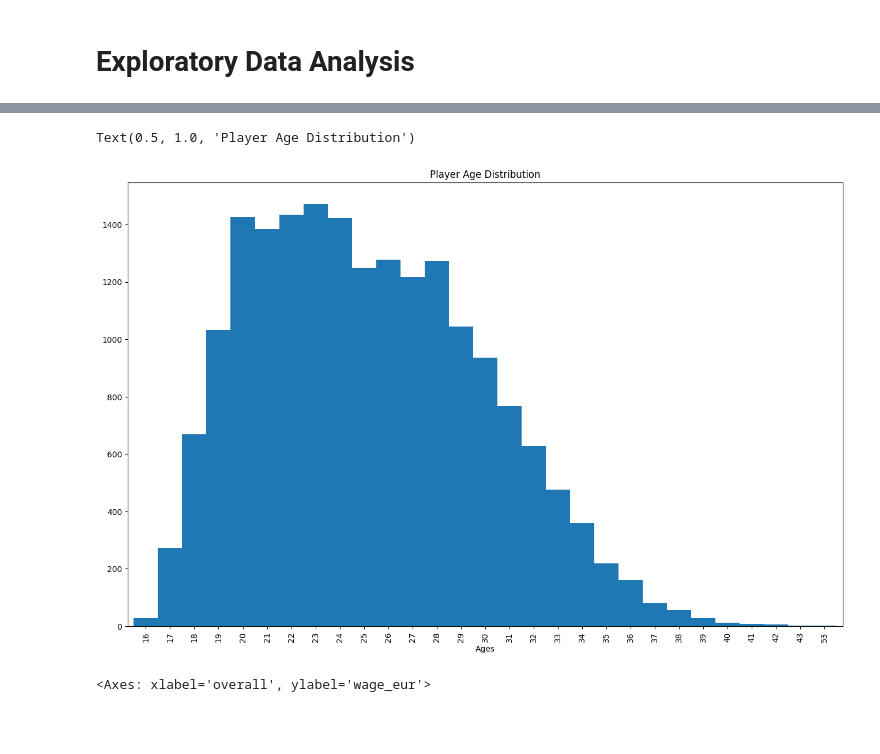
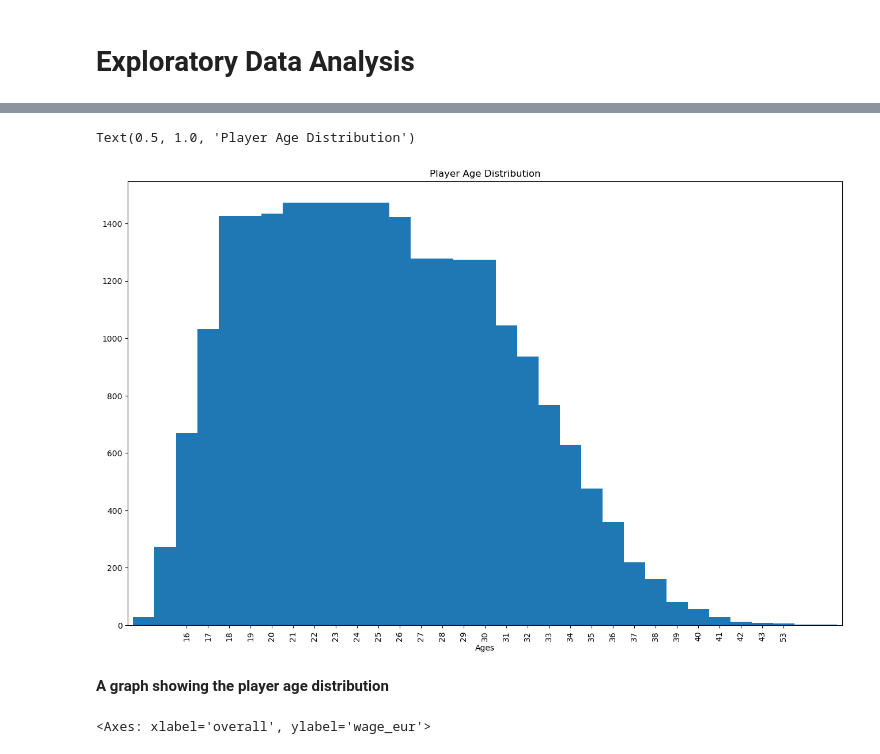
Before and after one commit to quagrain/26_SportsPrediction, a Jupyter notebook: 26_SportsPrediction.ipynb, the cells around one changed output, grey strips where cells are left out. Drawn from its saved outputs; the diff is of its cells as text; code cells hidden in the pictures; blank space fills up the shorter version.

```diff
--- a/26_SportsPrediction.ipynb
+++ b/26_SportsPrediction.ipynb
@@ -22,10 +17,10 @@ Drive already mounted at /content/drive; to attempt to forcibly remount, call dr
 # %%
-path_21 = '/content/drive/My Drive/Colab Notebooks/datasets/players_21.csv'
-path_22 = '/content/drive/My Drive/Colab Notebooks/datasets/players_22.csv'
+path_21 = 'players_21.csv'
+path_22 = 'players_22.csv'
 
 with open(path_21) as dataset_21, open(path_22) as dataset_22:
     fifa_21 = pd.read_csv(path_21)
-    fifa_22 = pd.read_csv(path_22)
+    fifa_22 = pd.read_csv(path_22, low_memory=False)
 
 print("\nFIFA 21 Dataset Shape: " + str(fifa_21.shape))
 print("FIFA 22 Dataset Shape: " + str(fifa_22.shape) + "\n")
@@ -66,13 +87,15 @@ import matplotlib.pyplot as plt
 # %%
 age = fifa_21['age']
 bins=np.arange(0, 60, 1)
-pd.cut(age, bins=bins, labels=bins[1:]).astype(int).value_counts().sort_index().plot.bar(width=1, figsize=(16,10))
+pd.cut(age, bins=bins, labels=bins[1:]).astype(int).value_counts().sort_index().plot.bar(width=5, figsize=(16,10))
 plt.xlabel('Ages')
 plt.xticks(rotation=90)
 plt.title('Player Age Distribution')
 # %% [output]
 Text(0.5, 1.0, 'Player Age Distribution')
-[figure, old version]
+[figure, new version]
+# %% [markdown]
+**A graph showing the player age distribution**
 # %%
 fifa_21.plot(kind="scatter", x="overall", y="wage_eur", figsize=(19,6))
 # %% [output]
```
Also changed, not shown: parts of 34 cells of this notebook, 7 other files.
